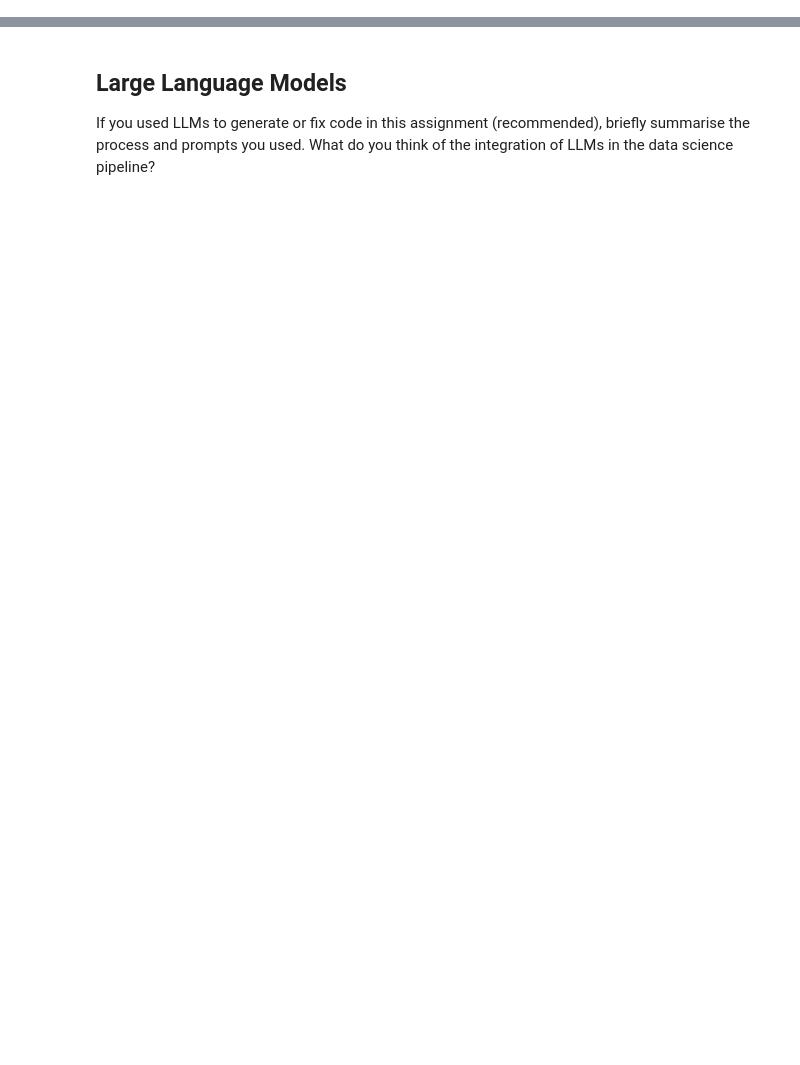
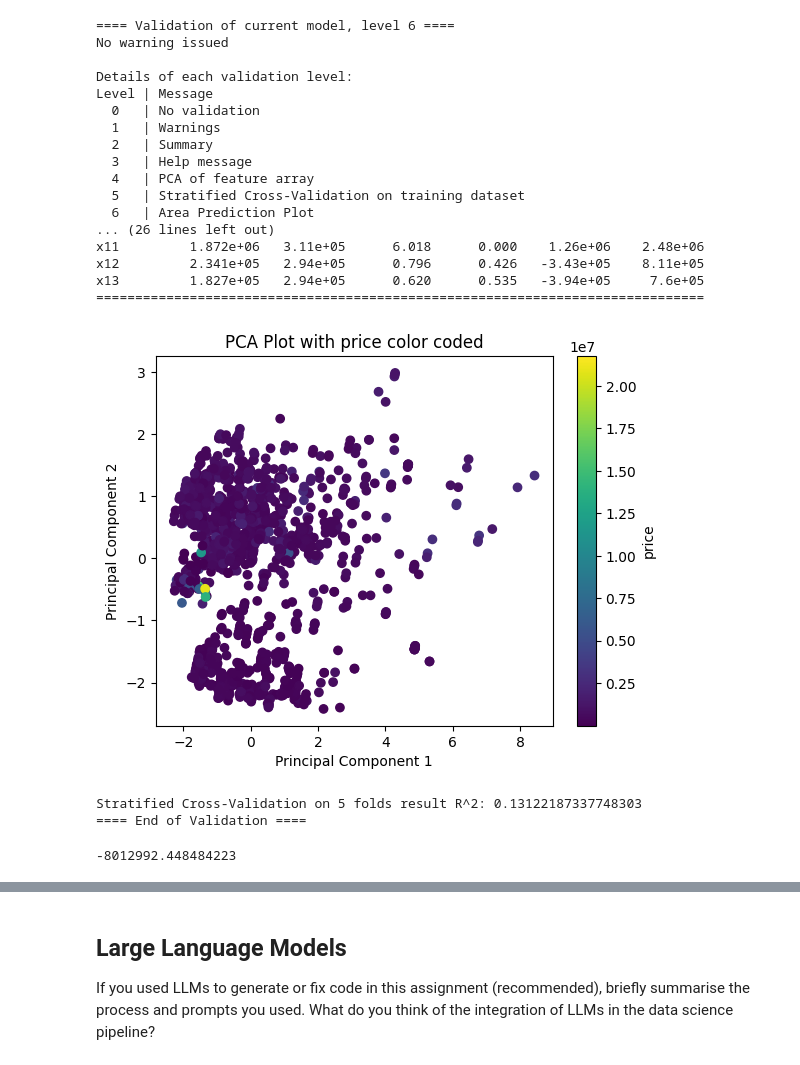
Before and after one commit to jeffrey-22/ads, a Jupyter notebook: notebooks/assessment_wip.ipynb, the cells around one changed output, grey strips where cells are left out. Drawn from its saved outputs; the diff is of its cells as text; code cells hidden in the pictures; blank space fills up the shorter version.

```diff
--- a/notebooks/assessment_wip.ipynb
+++ b/notebooks/assessment_wip.ipynb
@@ -86,3 +100,25 @@ Reasonings for the model:
 # %%
 from datetime import date
-fynesse.address.predict_price(52.206767, 0.119229, date(2023, 1, 1), 'S')
+fynesse.address.predict_price(52.206767, 0.119229, date(2021, 1, 1), 'S', validation_level=6)
+# %% [output]
+==== Validation of current model, level 6 ====
+No warning issued
+
+Details of each validation level:
+Level | Message
+  0   | No validation
+  1   | Warnings
+  2   | Summary
+  3   | Help message
+  4   | PCA of feature array
+  5   | Stratified Cross-Validation on training dataset
+  6   | Area Prediction Plot
+... (26 lines left out)
+x11         1.872e+06   3.11e+05      6.018      0.000    1.26e+06    2.48e+06
+x12         2.341e+05   2.94e+05      0.796      0.426   -3.43e+05    8.11e+05
+x13         1.827e+05   2.94e+05      0.620      0.535   -3.94e+05     7.6e+05
+==============================================================================
+[figure, added]
+Stratified Cross-Validation on 5 folds result R^2: 0.13122187337748303
+==== End of Validation ====
+-8012992.448484223
```
Also changed, not shown: parts of 12 cells of this notebook, 5 other files.
